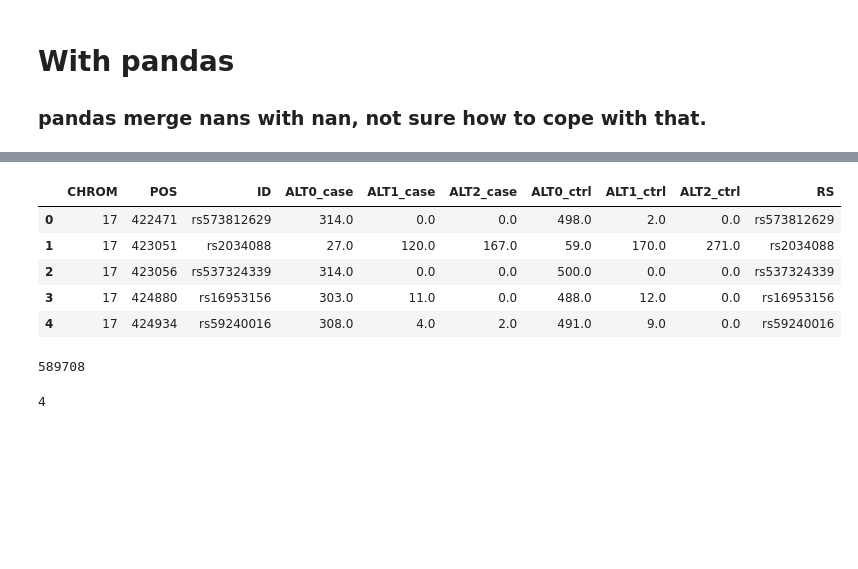
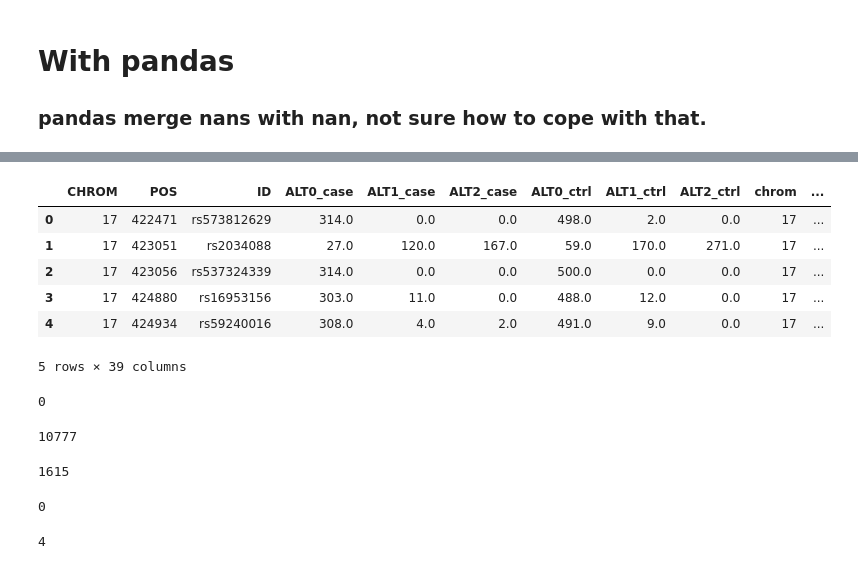
Before and after one commit to numpde/Team03, a Jupyter notebook: project2/solution/idiva/db/database_exploration.ipynb, the cells around one changed output, grey strips where cells are left out. Cells and saved outputs as stored; diff of their text form; code cells hidden in the pictures; blank space fills up the shorter version.

```diff
--- a/project2/solution/idiva/db/database_exploration.ipynb
+++ b/project2/solution/idiva/db/database_exploration.ipynb
@@ -199,19 +197,32 @@ pdf_clinvar.head()
 5 rows × 30 columns
 # %%
-temp = pdf_case_control.merge(pdf_clinvar.RS, left_on='ID', right_on='RS', how='inner')
+merge_on_RS = pdf_case_control.merge(pdf_clinvar[~pdf_clinvar.RS.isna()], left_on='ID', right_on='RS', how='inner')
 # %%
-temp.head()
+merge_on_RS.head()
 # %% [output]
-|  | CHROM | POS | ID | ALT0_case | ALT1_case | ALT2_case | ALT0_ctrl | ALT1_ctrl | ALT2_ctrl | RS |
-| 0 | 17 | 422471 | rs573812629 | 314.0 | 0.0 | 0.0 | 498.0 | 2.0 | 0.0 | rs573812629 |
-| 1 | 17 | 423051 | rs2034088 | 27.0 | 120.0 | 167.0 | 59.0 | 170.0 | 271.0 | rs2034088 |
-| 2 | 17 | 423056 | rs537324339 | 314.0 | 0.0 | 0.0 | 500.0 | 0.0 | 0.0 | rs537324339 |
-| 3 | 17 | 424880 | rs16953156 | 303.0 | 11.0 | 0.0 | 488.0 | 12.0 | 0.0 | rs16953156 |
-| 4 | 17 | 424934 | rs59240016 | 308.0 | 4.0 | 2.0 | 491.0 | 9.0 | 0.0 | rs59240016 |
+|  | CHROM | POS | ID | ALT0_case | ALT1_case | ALT2_case | ALT0_ctrl | ALT1_ctrl | ALT2_ctrl | chrom | ... |
+| 0 | 17 | 422471 | rs573812629 | 314.0 | 0.0 | 0.0 | 498.0 | 2.0 | 0.0 | 17 | ... |
+| 1 | 17 | 423051 | rs2034088 | 27.0 | 120.0 | 167.0 | 59.0 | 170.0 | 271.0 | 17 | ... |
+| 2 | 17 | 423056 | rs537324339 | 314.0 | 0.0 | 0.0 | 500.0 | 0.0 | 0.0 | 17 | ... |
+| 3 | 17 | 424880 | rs16953156 | 303.0 | 11.0 | 0.0 | 488.0 | 12.0 | 0.0 | 17 | ... |
+| 4 | 17 | 424934 | rs59240016 | 308.0 | 4.0 | 2.0 | 491.0 | 9.0 | 0.0 | 17 | ... |
+5 rows × 39 columns
 # %%
-temp['ID'].isna().sum()
+merge_on_RS['ID'].isna().sum()
 # %% [output]
-589708
+0
+# %%
+len(merge_on_RS)
+# %% [output]
+10777
+# %%
+merge_on_RS.loc[((temp['CLNSIG'] == 'not_provided') | (merge_on_RS['CLNSIG'] == 'Uncertain_significance')), 'CLNSIG'].count()
+# %% [output]
+1615
+# %%
+pdf_clinvar['ALLELEID'].isna().sum()
+# %% [output]
+0
 # %%
 pdf_case_control['ID'].isna().sum()
 # %% [output]
```
Also changed, not shown: parts of 3 cells of this notebook.
